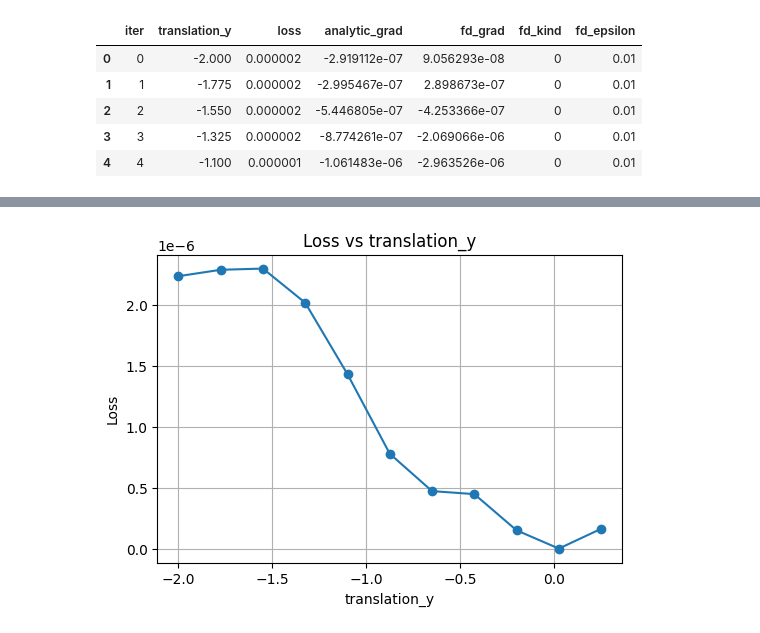
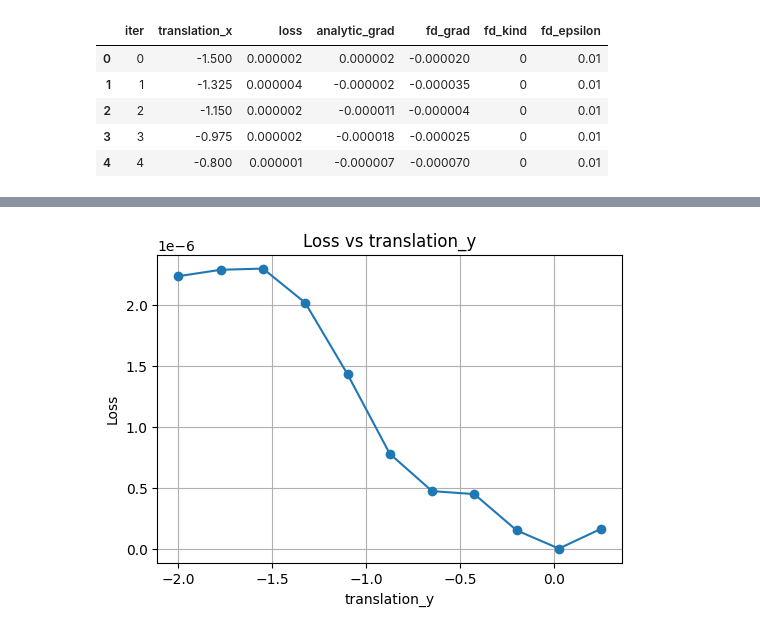
Before and after one commit to M-Gjerde/DifferentiablePointRendering, a Jupyter notebook: python/finite_difference/notebook_scatter.ipynb, the cells around one changed output, grey strips where cells are left out. Drawn from its saved outputs; the diff is of its cells as text; code cells hidden in the pictures.

```diff
--- a/python/finite_difference/notebook_scatter.ipynb
+++ b/python/finite_difference/notebook_scatter.ipynb
@@ -1,30 +1,30 @@
 # %%
 import pandas as pd
 from pathlib import Path
 
 test = "0"
-parameter = "translation_y"
+parameter = "translation_x"
 scene = "simple_1"
 camera = "camera1"
 csv_path = Path(f"Output/{scene}/{parameter}/{test}/{camera}_{parameter}_sweep.csv")
 
 if not csv_path.exists():
     raise FileNotFoundError(f"CSV file not found: {csv_path}")
 
 df = pd.read_csv(csv_path)
 
 required_columns = {f"{parameter}", "loss", "analytic_grad", "fd_grad"}
 if not required_columns.issubset(df.columns):
     raise RuntimeError(f"CSV must contain columns: {required_columns}")
 
 df.head()
 # %% [output]
-|  | iter | translation_y | loss | analytic_grad | fd_grad | fd_kind | fd_epsilon |
-| 0 | 0 | -2.000 | 0.000002 | -2.919112e-07 | 9.056293e-08 | 0 | 0.01 |
-| 1 | 1 | -1.775 | 0.000002 | -2.995467e-07 | 2.898673e-07 | 0 | 0.01 |
-| 2 | 2 | -1.550 | 0.000002 | -5.446805e-07 | -4.253366e-07 | 0 | 0.01 |
-| 3 | 3 | -1.325 | 0.000002 | -8.774261e-07 | -2.069066e-06 | 0 | 0.01 |
-| 4 | 4 | -1.100 | 0.000001 | -1.061483e-06 | -2.963526e-06 | 0 | 0.01 |
+|  | iter | translation_x | loss | analytic_grad | fd_grad | fd_kind | fd_epsilon |
+| 0 | 0 | -1.500 | 0.000002 | 0.000002 | -0.000020 | 0 | 0.01 |
+| 1 | 1 | -1.325 | 0.000004 | -0.000002 | -0.000035 | 0 | 0.01 |
+| 2 | 2 | -1.150 | 0.000002 | -0.000011 | -0.000004 | 0 | 0.01 |
+| 3 | 3 | -0.975 | 0.000002 | -0.000018 | -0.000025 | 0 | 0.01 |
+| 4 | 4 | -0.800 | 0.000001 | -0.000007 | -0.000070 | 0 | 0.01 |
 # %%
 import matplotlib.pyplot as plt
 
```
Also changed, not shown: parts of 2 cells of this notebook, 1 other file.
